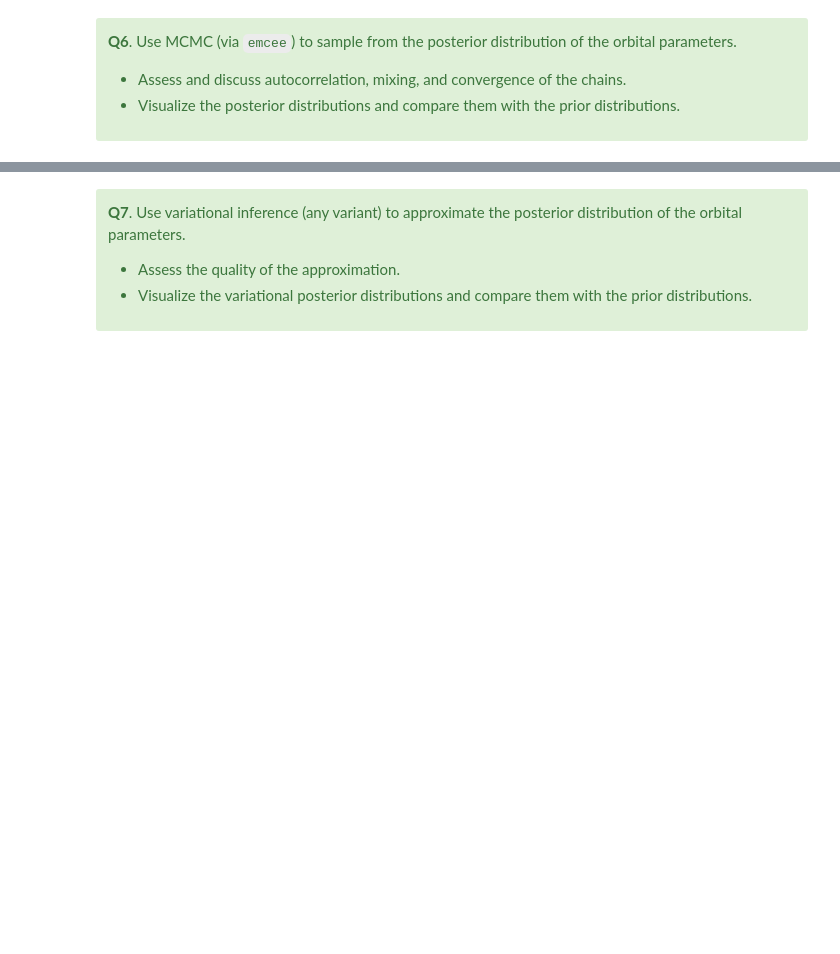
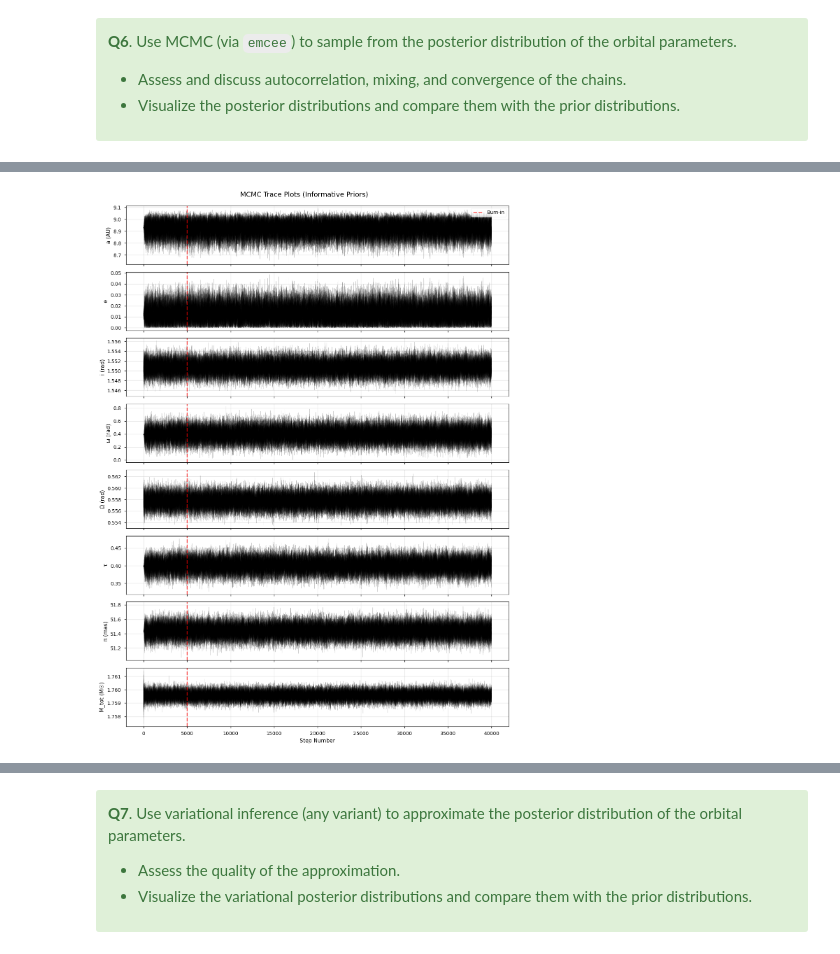
Before and after one commit to khalilAnkri/Estimating-the-orbit-of-Beta-Pictoris-b, a Jupyter notebook: homework.ipynb, the cells around one changed output, grey strips where cells are left out. Cells and saved outputs as stored; diff of their text form; code cells hidden in the pictures; blank space fills up the shorter version.

```diff
--- a/homework.ipynb
+++ b/homework.ipynb
@@ -556,3 +891,22 @@ You are given the dataset `beta_pic_b_sep_pa.csv`, which contains astrometric me
 - Visualize the posterior distributions and compare them with the prior distributions.
 
 </div>
+# %%
+PARAM_KEYS = ['a', 'e', 'i', 'omega', 'Omega', 'tau', 'plx', 'Mtot']
+
+def vector_to_dict(theta_vector):
+    """Converts array to dictionary."""
+    return {key: val for key, val in zip(PARAM_KEYS, theta_vector)}
+
+def nll(theta_vector, epochs, sep_obs, pa_obs, sep_err, pa_err):
+    """Negative log-posterior for optimizer."""
+    theta_dict = vector_to_dict(theta_vector)
+    lp = log_posterior(theta_dict, epochs, sep_obs, pa_obs, sep_err, pa_err)
+    if not np.isfinite(lp):
+        return 1e25
+    return -lp
+
+def log_probability_wrapper(theta_vector, epochs, sep_obs, pa_obs, sep_err, pa_err):
+    """Wrapper for emcee."""
+    theta_dict = vector_to_dict(theta_vector)
+    return log_posterior(theta_dict, epochs, sep_obs, pa_obs, sep_err, pa_err)
@@ -558,0 +1152,80 @@ You are given the dataset `beta_pic_b_sep_pa.csv`, which contains astrometric me
+# %%
+labels = ["a (AU)", "e", "i (rad)", "ω (rad)", "Ω (rad)", "τ", "π (mas)", "M_tot (M☉)"]
+
+# --- TRACE PLOTS ---
+print(f"\nGenerating trace plots...")
+chain = sampler.get_chain()
+fig, axes = plt.subplots(ndim, 1, figsize=(12, 16), sharex=True)
+
+for i in range(ndim):
+    axes[i].plot(chain[:, :, i], "k", alpha=0.2, linewidth=0.5)
+    axes[i].axvline(burnin, color='r', linestyle='--', linewidth=2,
+                    alpha=0.7, label='Burn-in' if i == 0 else '')
+    axes[i].set_ylabel(labels[i], fontsize=11)
+    axes[i].grid(alpha=0.3)
+    if i == 0:
+        axes[i].legend(loc='upper right', fontsize=10)
+
+axes[-1].set_xlabel("Step Number", fontsize=11)
+plt.suptitle("MCMC Trace Plots (Informative Priors)", fontsize=14, y=0.995)
+plt.tight_layout()
+plt.savefig("trace_plots.png", dpi=150, bbox_inches='tight')
+plt.show()
+
+print(f"  ✓ Saved: trace_plots.png")
+
+# --- CORNER PLOT ---
+print(f"\nGenerating corner plot...")
+
+# Compute summary statistics
+percentiles = np.percentile(flat_samples, [16, 50, 84], axis=0)
+medians = percentiles[1]
+lower = percentiles[1] - percentiles[0]
+upper = percentiles[2] - percentiles[1]
+
+print(f"\n" + "="*70)
+print("POSTERIOR SUMMARY (Median with 68% Credible Intervals)")
+print("="*70)
+for i, name in enumerate(PARAM_KEYS):
+    print(f"  {name:6s} = {medians[i]:9.5f}  +{upper[i]:8.5f}  -{lower[i]:8.5f}")
+
+# Wikipedia values for comparison
+truths = [
+    10.018,                 # a
+    0.106,                  # e
+    np.radians(89.009),     # i
+    np.radians(21.835),     # omega
+    np.radians(31.774),     # Omega
+    None,                   # tau (unknown)
+    51.44,                  # plx
+    1.75 + 9.56e-3         # Mtot
+]
+
+# Create corner plot
+fig = corner.corner(
+    flat_samples,
+    labels=labels,
+    truths=truths,
+    truth_color="#3498db",
+    show_titles=True,
+    title_kwargs={"fontsize": 10},
+    quantiles=[0.16, 0.5, 0.84],
+    levels=(0.68, 0.95),
+    plot_density=False,
+    plot_datapoints=True,
+    fill_contours=True,
+    max_n_ticks=4,
+    title_fmt='.5f',
+    color='#2c3e50',
+    hist_kwargs={'density': True, 'color': '#2c3e50'}
+)
+
+# Add title
+fig.suptitle('Posterior Distributions (Blue lines = Wikipedia values)',
+             fontsize=14, y=1.0)
+
+plt.savefig("corner_plot.png", dpi=150, bbox_inches='tight')
+plt.show()
+
+print(f"\n  ✓ Saved: corner_plot.png")
+# %% [output]
@@ -558,0 +1233 @@ You are given the dataset `beta_pic_b_sep_pa.csv`, which contains astrometric me
+[figure, added]
```
Also changed, not shown: parts of 19 cells of this notebook, 4 other files.
